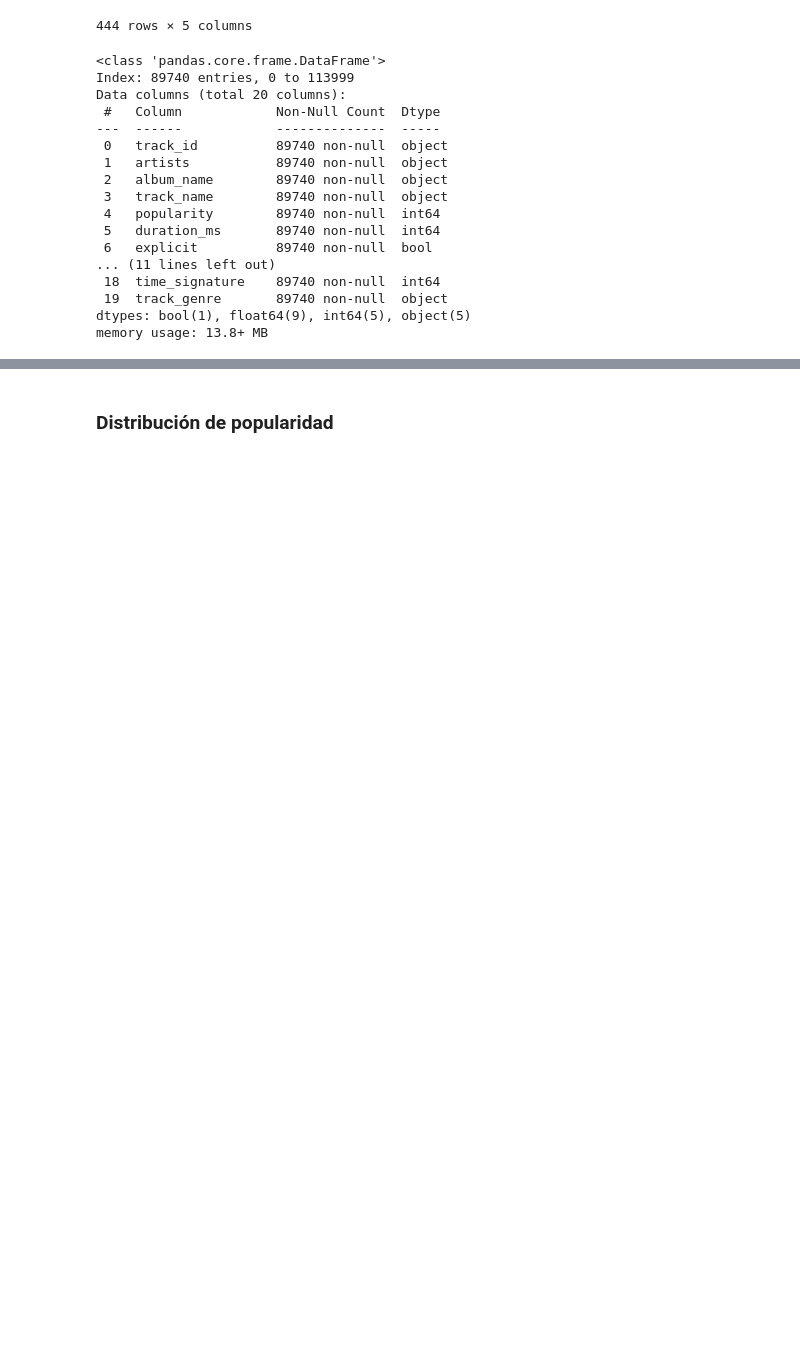
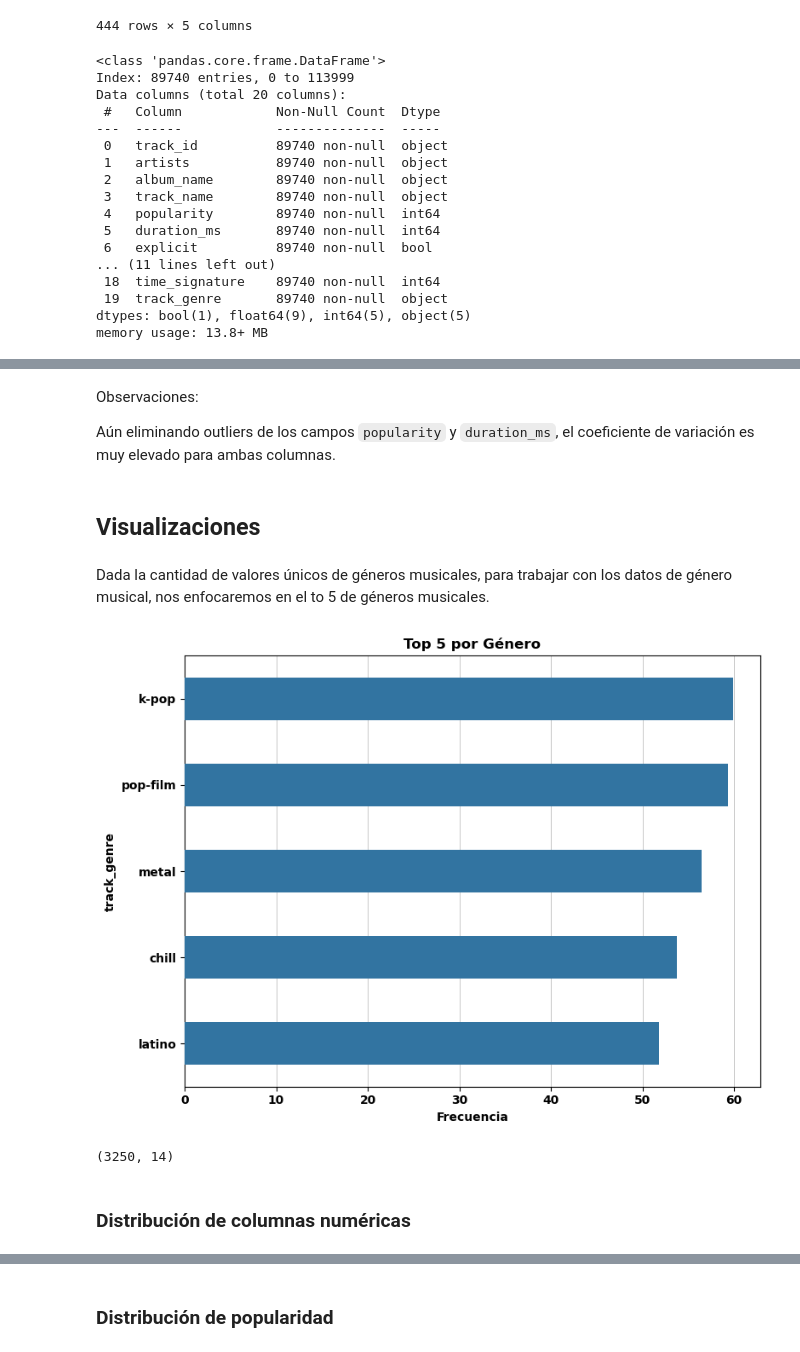
Before and after one commit to malonejv/data-science-1-challenges, a Jupyter notebook: Challenge/notebooks/[vscode] Visualizacion+Lopez+Malone - Spotify.ipynb, the cells around one changed output, grey strips where cells are left out. Saved outputs shown, nothing was run; the diff lists cells and outputs as text; code cells hidden in the pictures; blank space fills up the shorter version.

```diff
--- a/Challenge/notebooks/[vscode] Visualizacion+Lopez+Malone - Spotify.ipynb
+++ b/Challenge/notebooks/[vscode] Visualizacion+Lopez+Malone - Spotify.ipynb
@@ -279,0 +369,23 @@ df['grouping_genre'] = df['grouping_name'].map(genre_mapping_group)
+# %% [markdown]
+Observaciones:
+
+Aún eliminando outliers de los campos `popularity` y `duration_ms`, el coeficiente de variación es muy elevado para ambas columnas.
+# %% [markdown]
+## Visualizaciones
+# %% [markdown]
+Dada la cantidad de valores únicos de géneros musicales, para trabajar con los datos de género musical, nos enfocaremos en el to 5 de géneros musicales.
+# %%
+top_n = 5
+top_genres_mean = df.groupby('track_genre')['popularity'].mean().sort_values(ascending=False).head(top_n)
+
+fig, axes = plt.subplots(figsize=(8, 6))
+
+sns.barplot(x=top_genres_mean.values, y=top_genres_mean.index, ax=axes, orient='h', zorder=3, width=0.5)
+axes.set_title(f'Top {top_n} por Género')
+axes.set_xlabel('Frecuencia')
+axes.xaxis.grid(linestyle='-', linewidth=0.5, zorder=0)
+
+plt.tight_layout()
+plt.show()
+# %% [output]
+[figure, added]
@@ -279,0 +394,7 @@ df['grouping_genre'] = df['grouping_name'].map(genre_mapping_group)
+# %%
+numerical_cols = df_top_genres[df_top_genres.columns[(df.dtypes == 'float64') | (df.dtypes == 'int64')]]
+numerical_cols.shape
+# %% [output]
+(3250, 14)
+# %% [markdown]
+### Distribución de columnas numéricas
```
Also changed, not shown: parts of 73 cells of this notebook, 3 other files.
